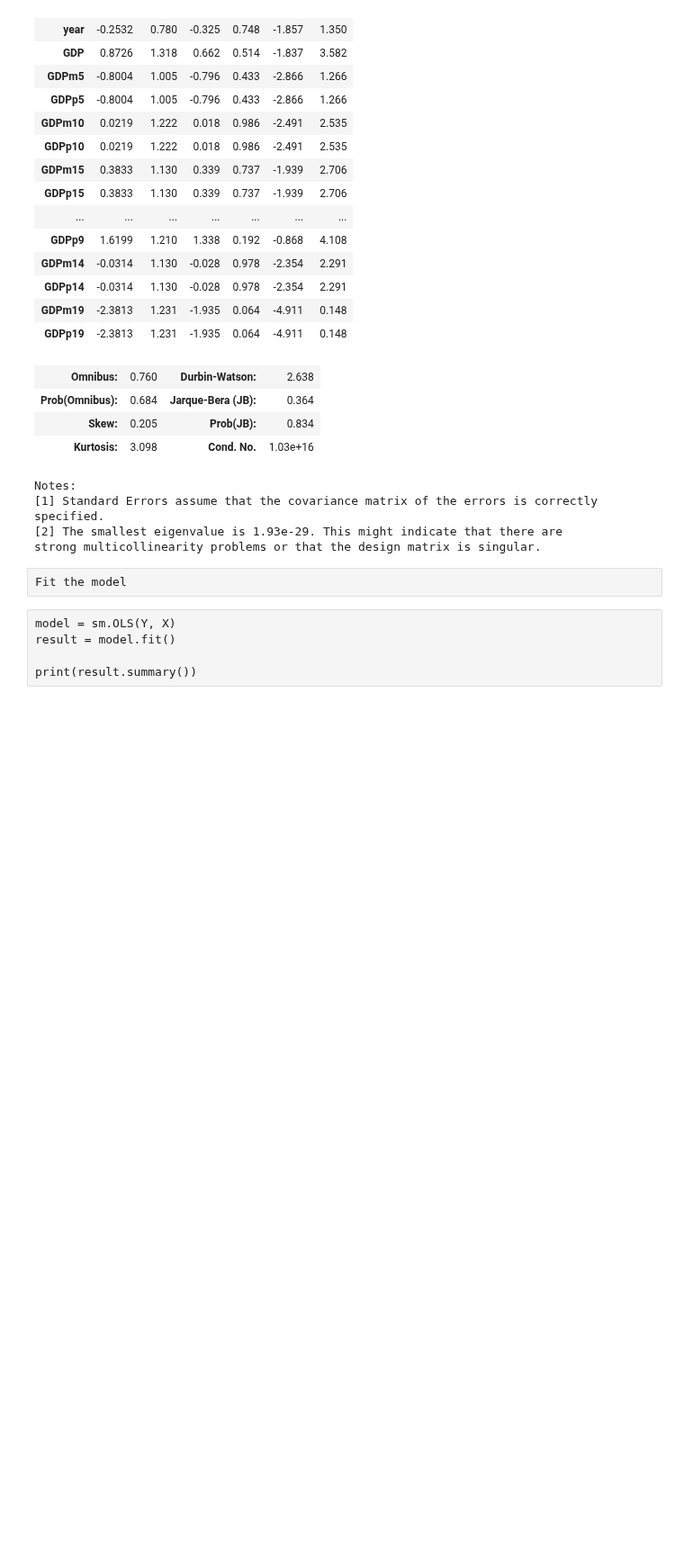
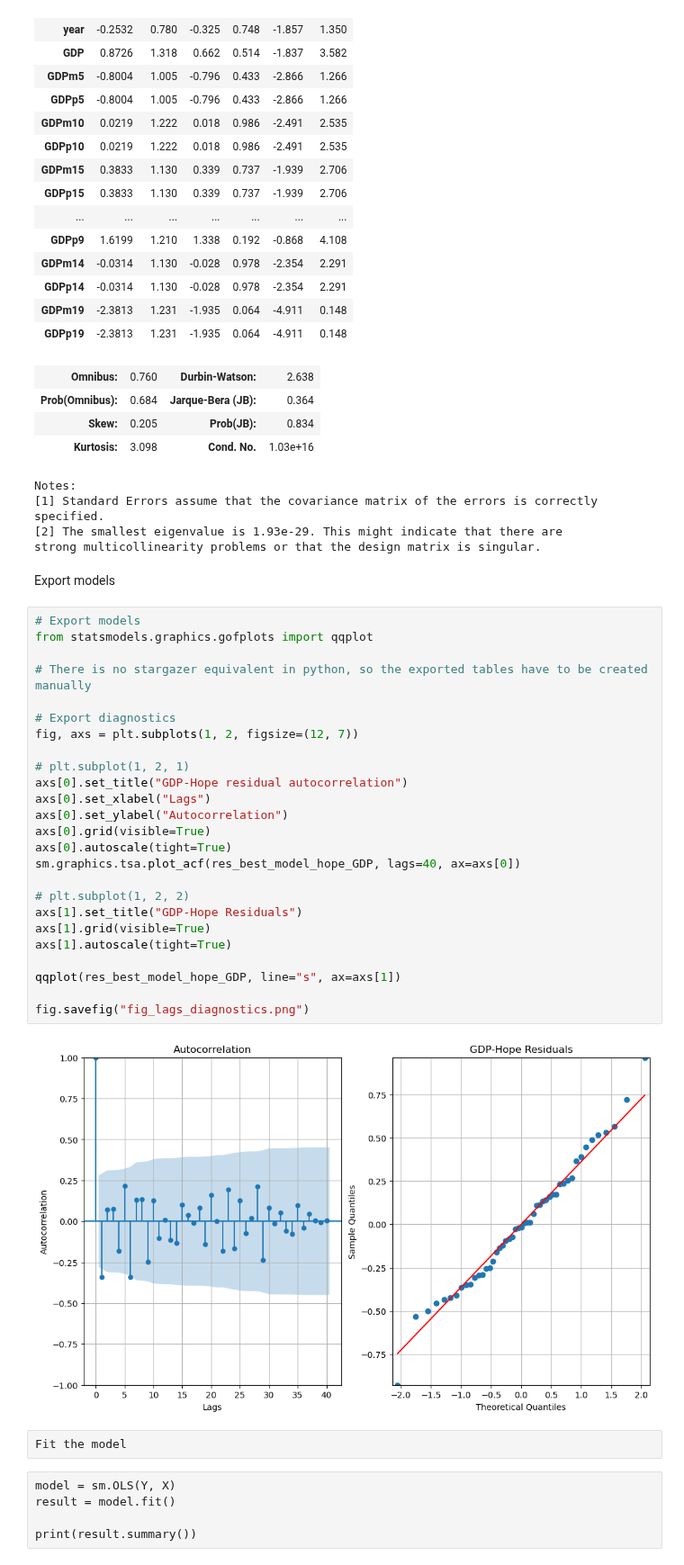
Before and after one commit to dominikpegler/computational-social-sciences, a Jupyter notebook: assignments/Assignment 4 - Socioeconomic analysis.ipynb, the cells around one changed output. Shown at 90% size. Cells and saved outputs as stored; diff of their text form; blank space fills up the shorter version.

```diff
--- a/assignments/Assignment 4 - Socioeconomic analysis.ipynb
+++ b/assignments/Assignment 4 - Socioeconomic analysis.ipynb
@@ -555,6 +555,35 @@ Notes:
 [1] Standard Errors assume that the covariance matrix of the errors is correctly specified.
 [2] The smallest eigenvalue is 1.93e-29. This might indicate that there are
 strong multicollinearity problems or that the design matrix is singular.
+# %% [markdown]
+Export models
+# %%
+# Export models
+from statsmodels.graphics.gofplots import qqplot
+
+# There is no stargazer equivalent in python, so the exported tables have to be created manually
+
+# Export diagnostics
+fig, axs = plt.subplots(1, 2, figsize=(12, 7))
+
+# plt.subplot(1, 2, 1)
+axs[0].set_title("GDP-Hope residual autocorrelation")
+axs[0].set_xlabel("Lags")
+axs[0].set_ylabel("Autocorrelation")
+axs[0].grid(visible=True)
+axs[0].autoscale(tight=True)
+sm.graphics.tsa.plot_acf(res_best_model_hope_GDP, lags=40, ax=axs[0])
+
+# plt.subplot(1, 2, 2)
+axs[1].set_title("GDP-Hope Residuals")
+axs[1].grid(visible=True)
+axs[1].autoscale(tight=True)
+
+qqplot(res_best_model_hope_GDP, line="s", ax=axs[1])
+
+fig.savefig("fig_lags_diagnostics.png")
+# %% [output]
+[figure, added]
 # %% [raw]
 Fit the model
 # %% [raw]
```
